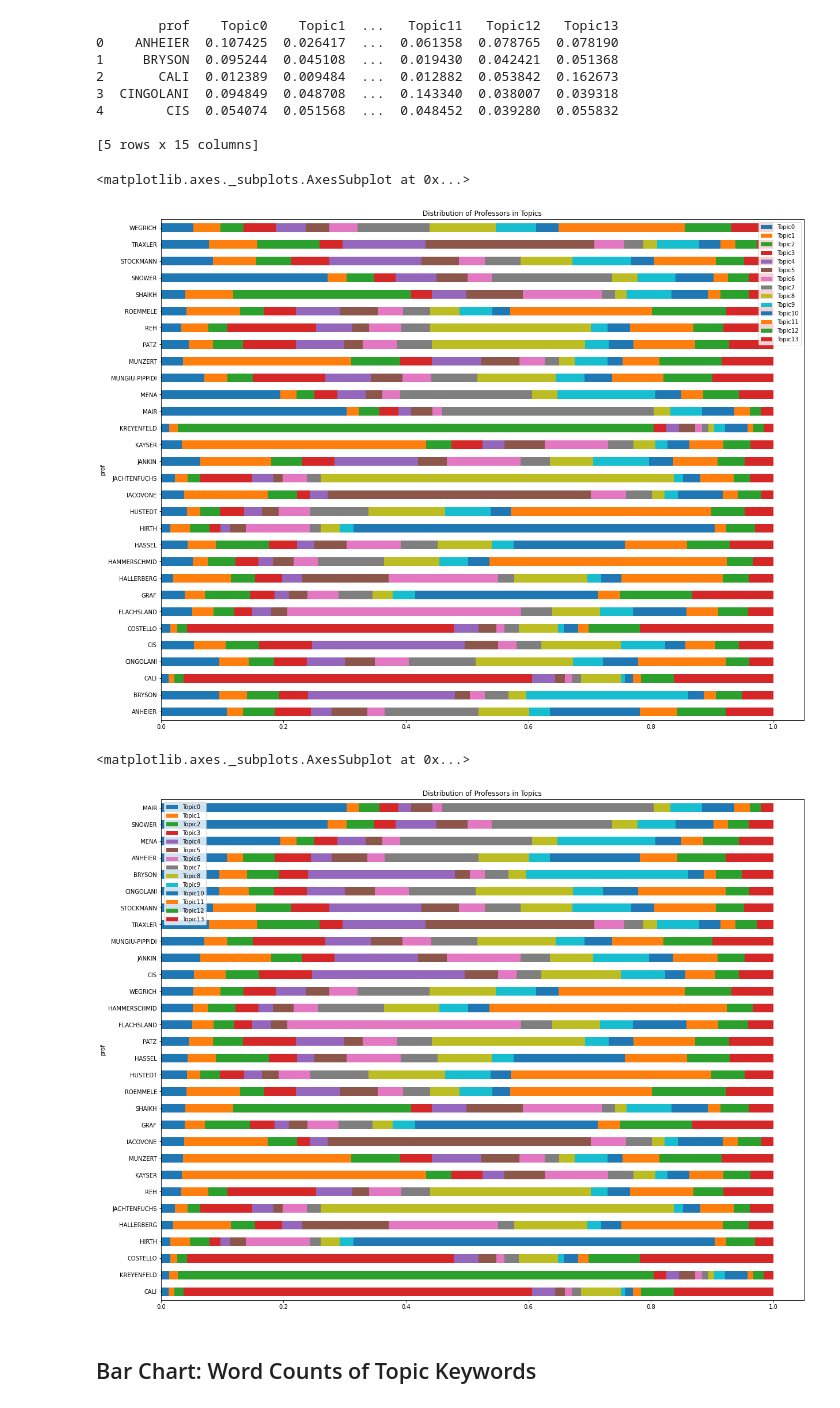
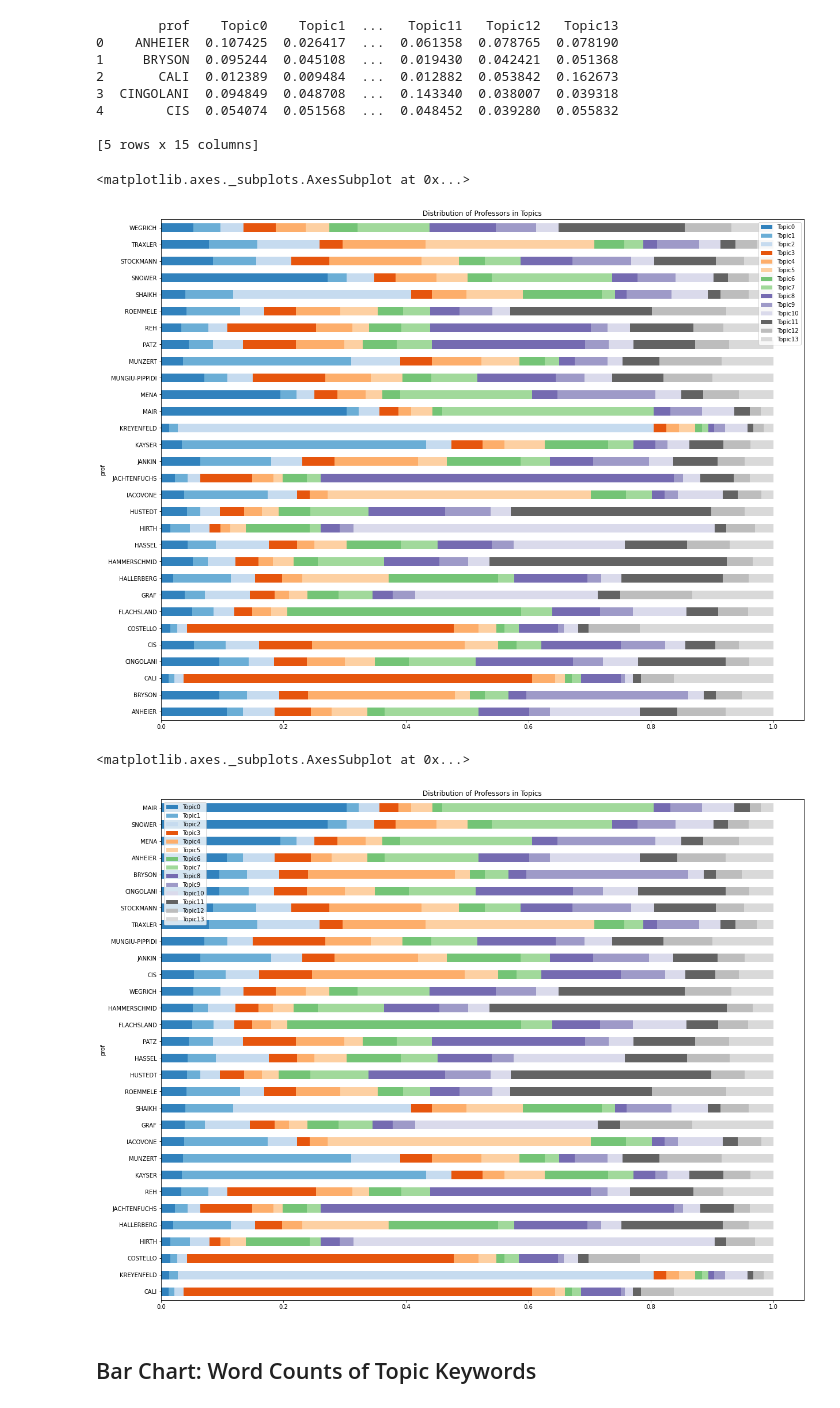
Before and after one commit to esnue/ThesisAllocationSystem, a Jupyter notebook: 4_Visualization.ipynb, the cells around one changed output. Drawn from its saved outputs; the diff is of its cells as text; code cells hidden in the pictures.

```diff
--- a/4_Visualization.ipynb
+++ b/4_Visualization.ipynb
@@ -155,23 +155,25 @@ bardat2.plot(
     kind = 'barh',
     stacked = True,
     title = 'Distribution of Professors in Topics',
-    mark_right = True)
+    mark_right = True,
+    cmap="tab20c")
 # %% [output]
 <matplotlib.axes._subplots.AxesSubplot at 0x...>
-[figure, old version]
+[figure, new version]
 # %%
 # Sort by topics
 bardat2 = bardat2.sort_values('Topic0')
 plt.rcParams["figure.figsize"] = [20,16]
 bardat2.plot(
     x = 'prof',
     kind = 'barh',
     stacked = True,
     title = 'Distribution of Professors in Topics',
-    mark_right = True)
+    mark_right = True,
+    cmap="tab20c")
 # %% [output]
 <matplotlib.axes._subplots.AxesSubplot at 0x...>
-[figure, old version]
+[figure, new version]
 # %% [markdown]
 ## Bar Chart: Word Counts of Topic Keywords
 # %%
```
Also changed, not shown: parts of 1 cell of this notebook.
